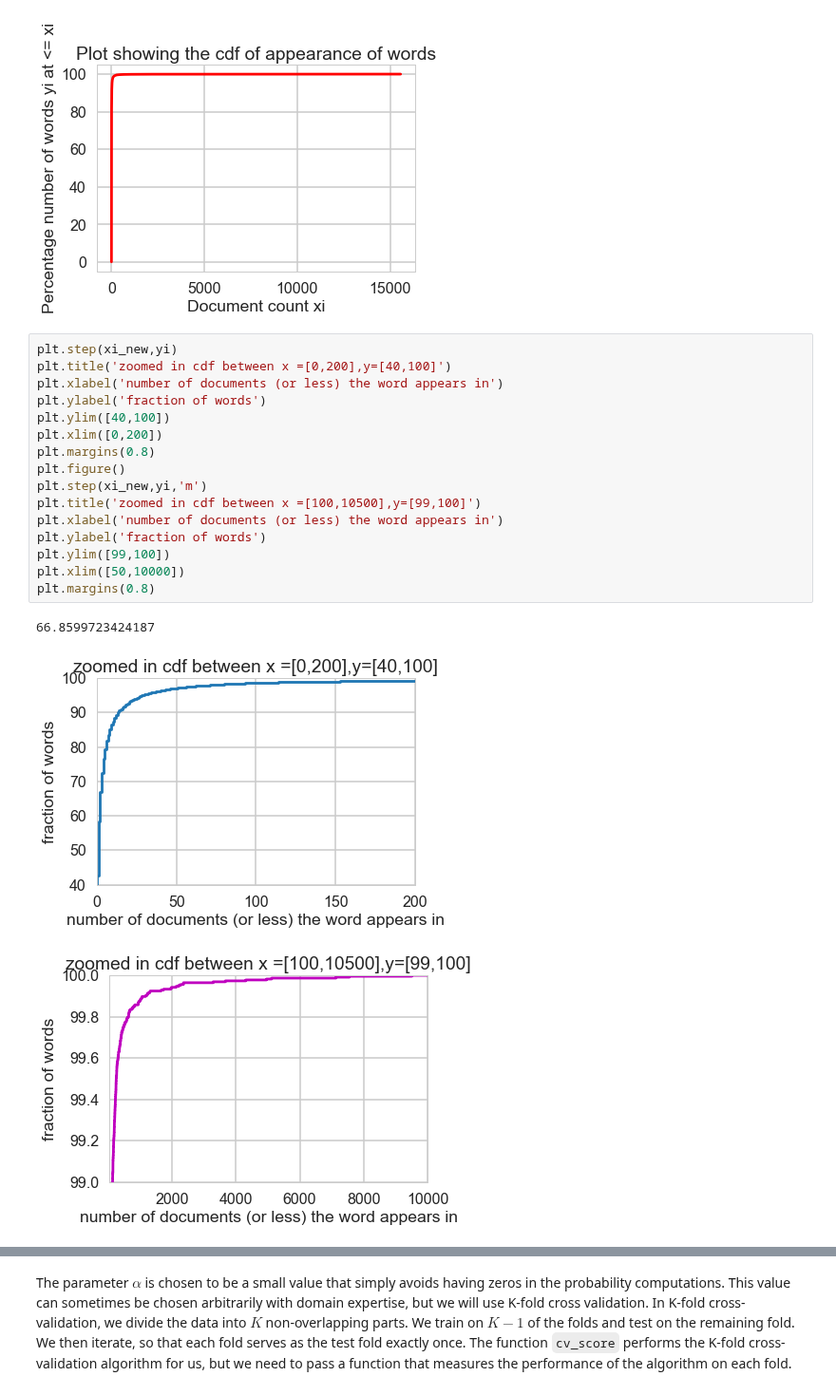
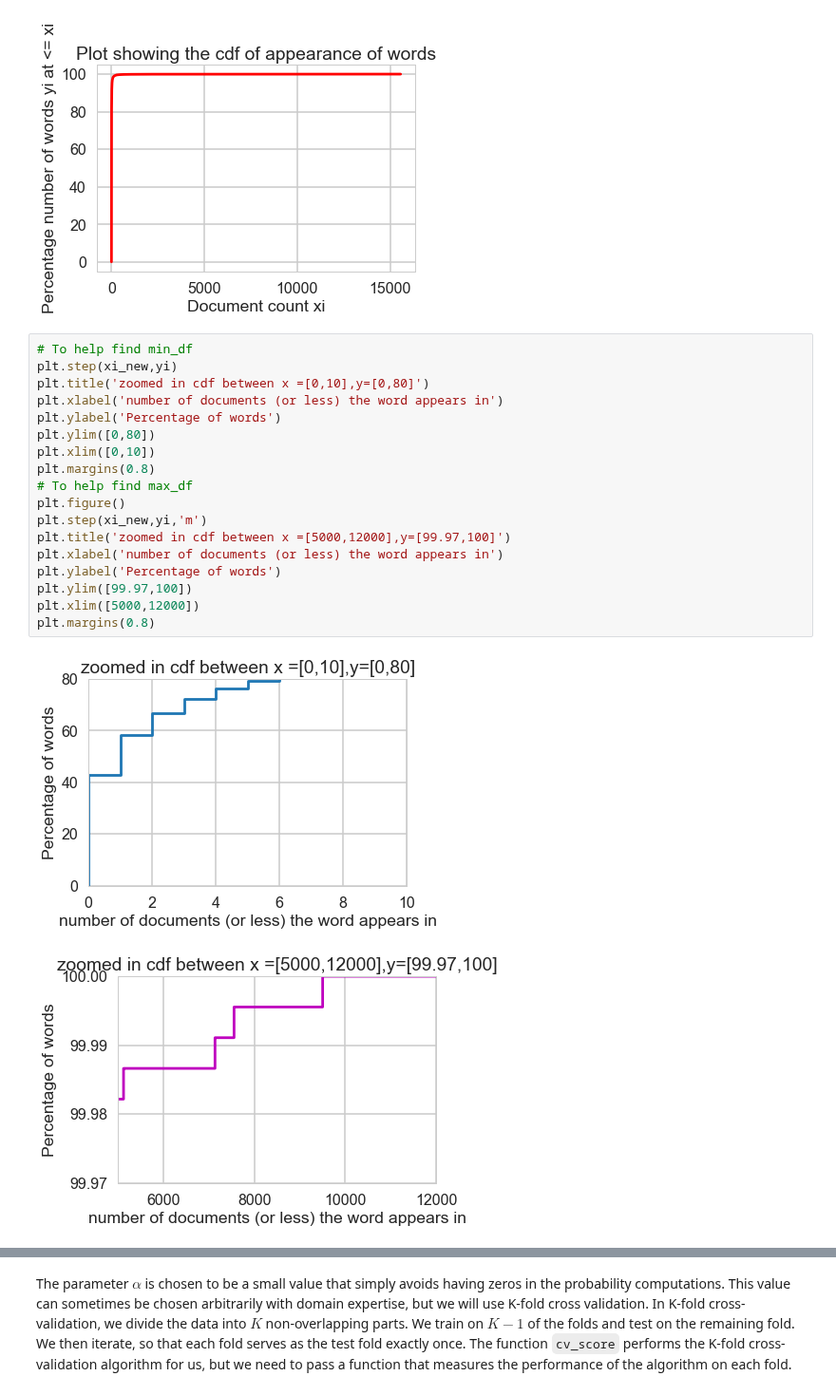
Before and after one commit to aparnack/data_science, a Jupyter notebook: exercises/naive_bayes/Mini_Project_Naive_Bayes.ipynb, the cells around one changed output, grey strips where cells are left out. Shown at 95% size. Saved outputs shown, nothing was run; the diff lists cells and outputs as text.

```diff
--- a/exercises/naive_bayes/Mini_Project_Naive_Bayes.ipynb
+++ b/exercises/naive_bayes/Mini_Project_Naive_Bayes.ipynb
@@ -426,26 +505,27 @@ plt.ylabel('Percentage number of words yi at <= xi')
 # %% [output]
 Text(0,0.5,'Percentage number of words yi at <= xi')
 [figure]
-# %%
-plt.step(xi_new,yi)
-plt.title('zoomed in cdf between x =[0,200],y=[40,100]')
-plt.xlabel('number of documents (or less) the word appears in')
-plt.ylabel('fraction of words')
-plt.ylim([40,100])
-plt.xlim([0,200])
-plt.margins(0.8)
-plt.figure()
-plt.step(xi_new,yi,'m')
-plt.title('zoomed in cdf between x =[100,10500],y=[99,100]')
-plt.xlabel('number of documents (or less) the word appears in')
-plt.ylabel('fraction of words')
-plt.ylim([99,100])
-plt.xlim([50,10000])
-plt.margins(0.8)
-# %% [output]
-66.8599723424187
-[figure, removed]
-[figure, removed]
+# %%
+# To help find min_df
+plt.step(xi_new,yi)
+plt.title('zoomed in cdf between x =[0,10],y=[0,80]')
+plt.xlabel('number of documents (or less) the word appears in')
+plt.ylabel('Percentage of words')
+plt.ylim([0,80])
+plt.xlim([0,10])
+plt.margins(0.8)
+# To help find max_df
+plt.figure()
+plt.step(xi_new,yi,'m')
+plt.title('zoomed in cdf between x =[5000,12000],y=[99.97,100]')
+plt.xlabel('number of documents (or less) the word appears in')
+plt.ylabel('Percentage of words')
+plt.ylim([99.97,100])
+plt.xlim([5000,12000])
+plt.margins(0.8)
+# %% [output]
+[figure, added]
+[figure, added]
 # %% [markdown]
 ## Answers to Exercise Set III
 + Done the plotting part
```
Also changed, not shown: parts of 42 cells of this notebook.
